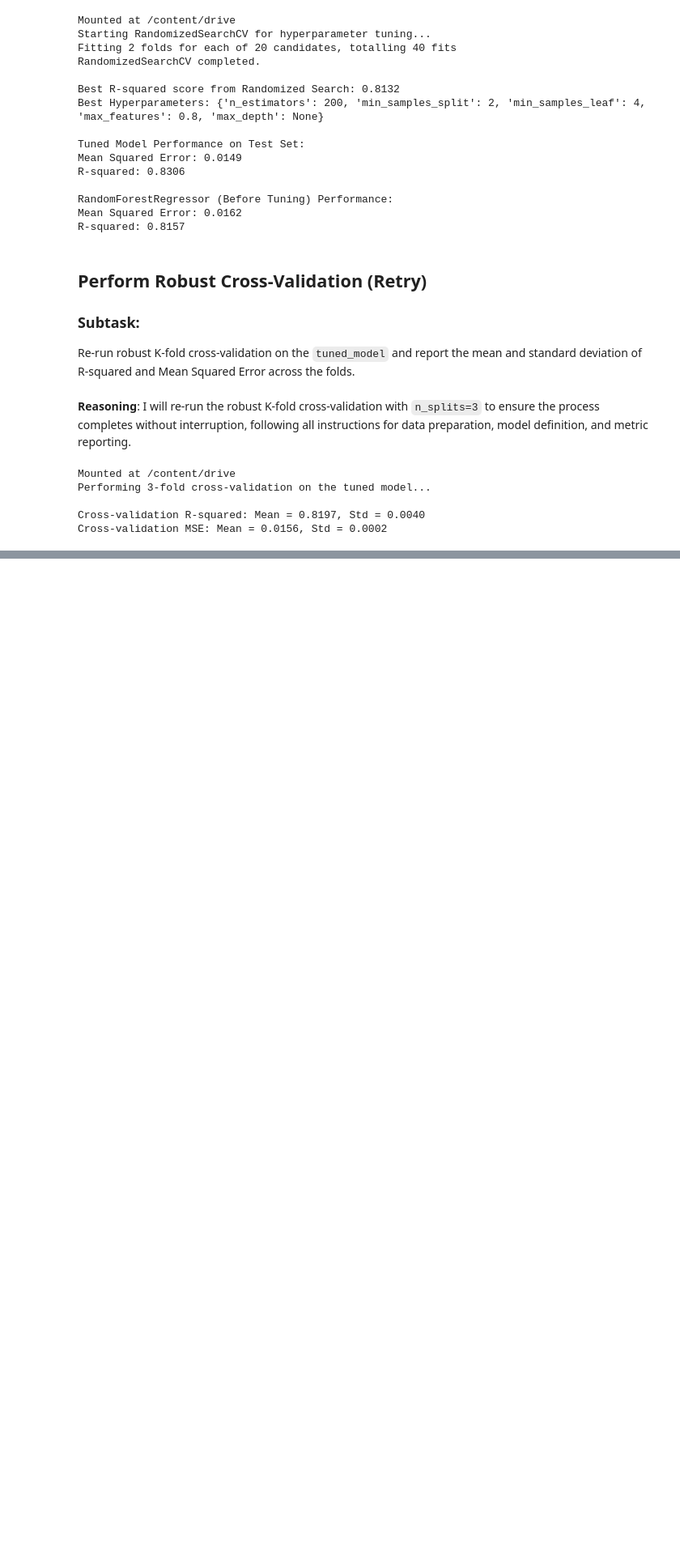
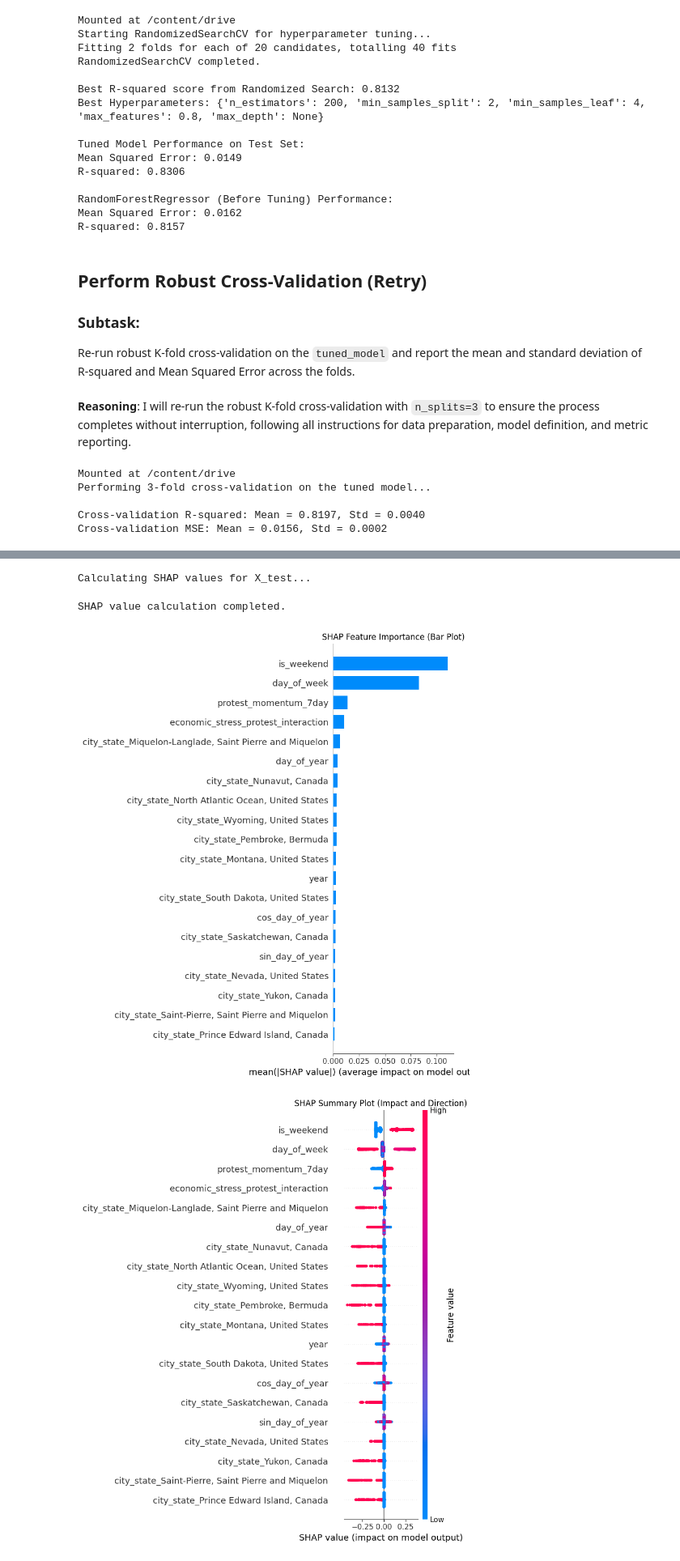
Before and after one commit to Millrjess/Millrjess, a Jupyter notebook: Protest_Data.ipynb, the cells around one changed output, grey strips where cells are left out. Shown at 81% size. Drawn from its saved outputs; the diff is of its cells as text; code cells hidden in the pictures; blank space fills up the shorter version.

```diff
--- a/Protest_Data.ipynb
+++ b/Protest_Data.ipynb
@@ -2719,0 +2794,77 @@ Cross-validation MSE: Mean = 0.0156, Std = 0.0002
+# %%
+import shap
+import matplotlib.pyplot as plt
+import numpy as np
+from sklearn.ensemble import RandomForestRegressor
+
+# Re-instantiate and fit the tuned_model using the best hyperparameters
+# Best Hyperparameters from Randomized Search: {'n_estimators': 200, 'min_samples_split': 2, 'min_samples_leaf': 4, 'max_features': 0.8, 'max_depth': None}
+tuned_model = RandomForestRegressor(
+    n_estimators=200,
+    min_samples_split=2,
+    min_samples_leaf=4,
+    max_features=0.8,
+    max_depth=None,
+    random_state=42
+)
+tuned_model.fit(X_train, y_train) # Explicitly fit the model here
+
+# 1. Initialize a SHAP explainer for the tuned_model
+# Sample X_train to make SHAP computation faster
+X_train_sample = X_train.sample(n=1000, random_state=42)
+explainer = shap.TreeExplainer(tuned_model, X_train_sample)
+
+# 2. Calculate SHAP values for the X_test dataset
+print("Calculating SHAP values for X_test...")
+# For regression models, shap_values returns a single array or list of arrays depending on output
+shap_values = explainer.shap_values(X_test)
+print("SHAP value calculation completed.")
+
+# 3. Generate a SHAP summary plot to visualize overall feature importance and impact
+plt.figure(figsize=(10, 8))
+shap.summary_plot(shap_values, X_test, plot_type="bar", show=False)
+plt.title("SHAP Feature Importance (Bar Plot)")
+plt.tight_layout()
+plt.show()
+
+plt.figure(figsize=(10, 8))
+shap.summary_plot(shap_values, X_test, show=False)
+plt.title("SHAP Summary Plot (Impact and Direction)")
+plt.tight_layout()
+plt.show()
+
+# 4. Create SHAP dependence plots for at least two key economic or social features
+# Example 1: economic_stress_index
+print("Generating SHAP dependence plot for economic_stress_index...")
+plt.figure(figsize=(10, 6))
+shap.dependence_plot(
+    "economic_stress_index", shap_values, X_test, interaction_index="auto", show=False
+)
+plt.title("SHAP Dependence Plot for Economic Stress Index")
+plt.tight_layout()
+plt.show()
+
+# Example 2: protest_momentum_7day
+print("Generating SHAP dependence plot for protest_momentum_7day...")
+plt.figure(figsize=(10, 6))
+shap.dependence_plot(
+    "protest_momentum_7day", shap_values, X_test, interaction_index="auto", show=False
+)
+plt.title("SHAP Dependence Plot for Protest Momentum (7-day)")
+plt.tight_layout()
+plt.show()
+
+# Example 3: annual_unemployment_rate
+print("Generating SHAP dependence plot for annual_unemployment_rate...")
+plt.figure(figsize=(10, 6))
+shap.dependence_plot(
+    "annual_unemployment_rate", shap_values, X_test, interaction_index="auto", show=False
+)
+plt.title("SHAP Dependence Plot for Annual Unemployment Rate")
+plt.tight_layout()
+plt.show()
+# %% [output]
+Calculating SHAP values for X_test...
+SHAP value calculation completed.
+[figure, added]
+[figure, added]
```
Also changed, not shown: parts of 9 cells of this notebook.
